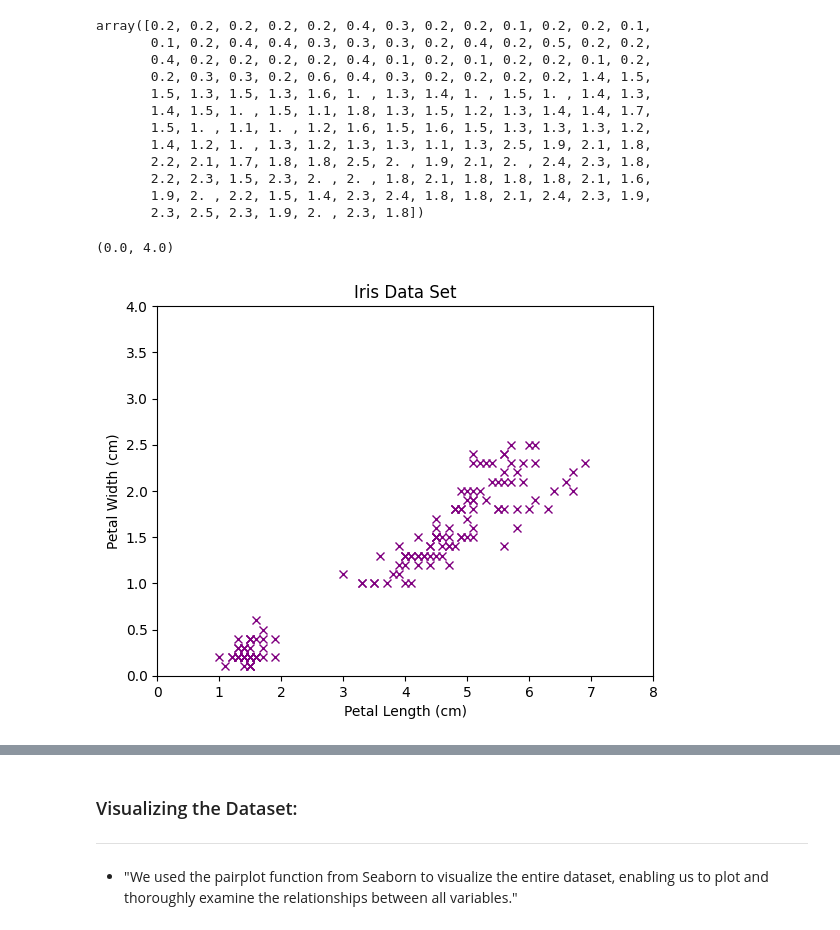
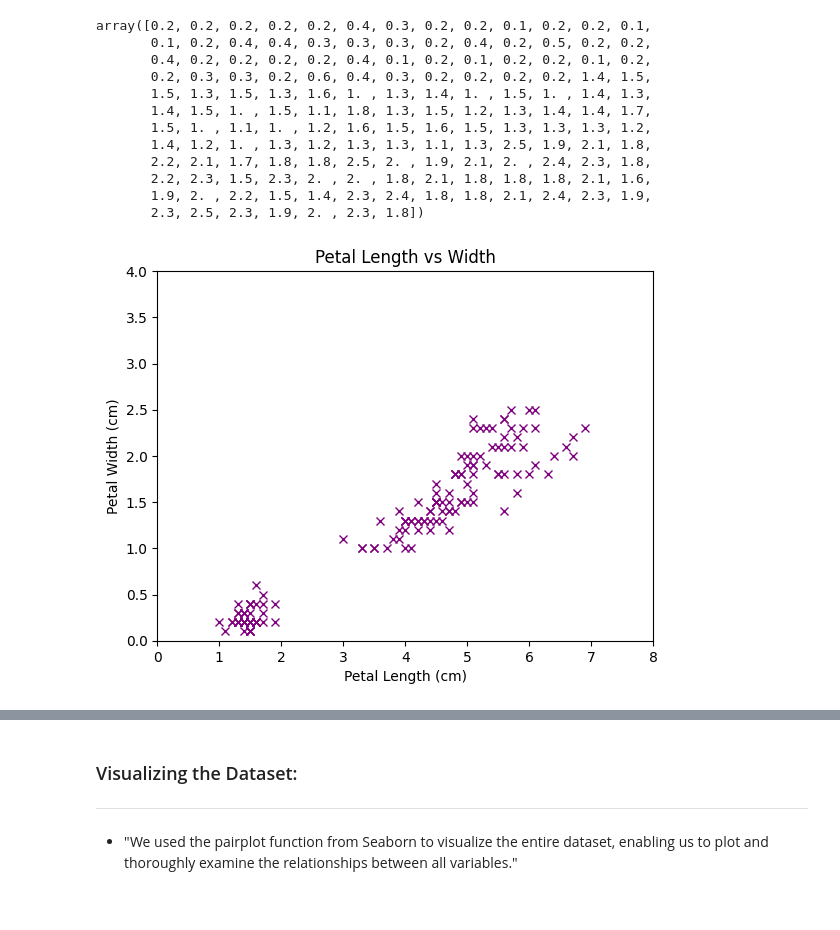
Before and after one commit to corpuschris/pands-project, a Jupyter notebook: analysis.ipynb, the cells around one changed output, grey strips where cells are left out. Cells and saved outputs as stored; diff of their text form; code cells hidden in the pictures.

```diff
--- a/analysis.ipynb
+++ b/analysis.ipynb
@@ -341,22 +355,24 @@ array([0.2, 0.2, 0.2, 0.2, 0.2, 0.4, 0.3, 0.2, 0.2, 0.1, 0.2, 0.2, 0.1,
 # %%
 # Simple plot
 plt.plot(plen, pwidth, 'x', color='#800080')
 
 # Axis labels
 plt.xlabel('Petal Length (cm)')
 plt.ylabel('Petal Width (cm)')
 
 # Title
-plt.title('Iris Data Set')
+plt.title('Petal Length vs Width')
 
 # X limits
 plt.xlim(0, 8)
 
 # Y limits
 plt.ylim(0, 4)
+
+# Save as a PNG file
+plt.savefig('simple_plot.png')
 # %% [output]
-(0.0, 4.0)
-[figure, old version]
+[figure, new version]
 # %%
 # Load the Iris dataset using Seaborn
 iris = sns.load_dataset('iris')
```
Also changed, not shown: parts of 7 cells of this notebook, 5 other files.
